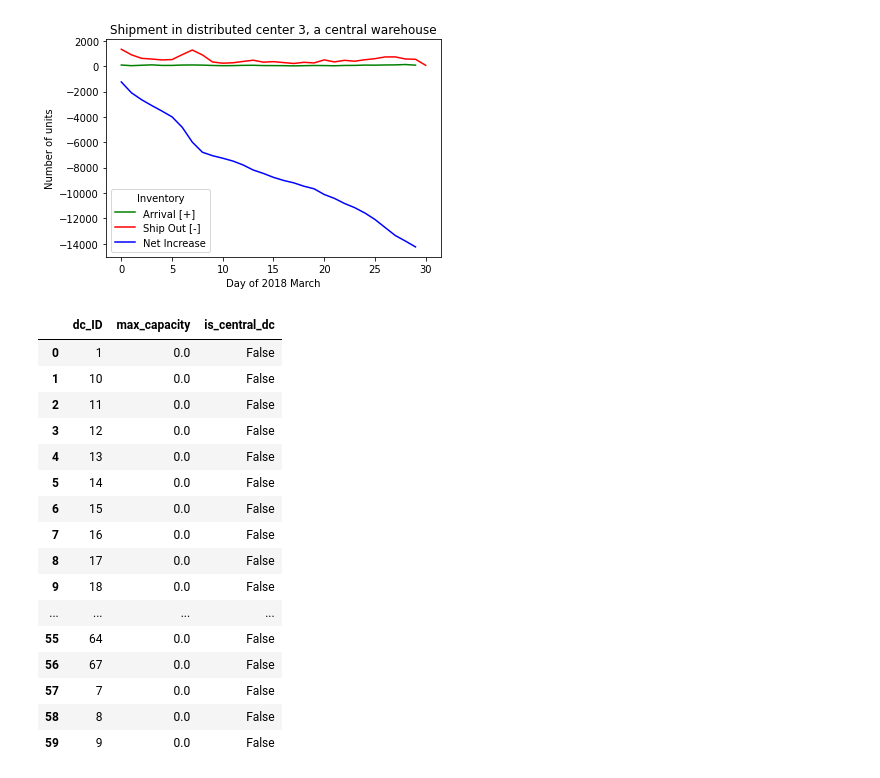
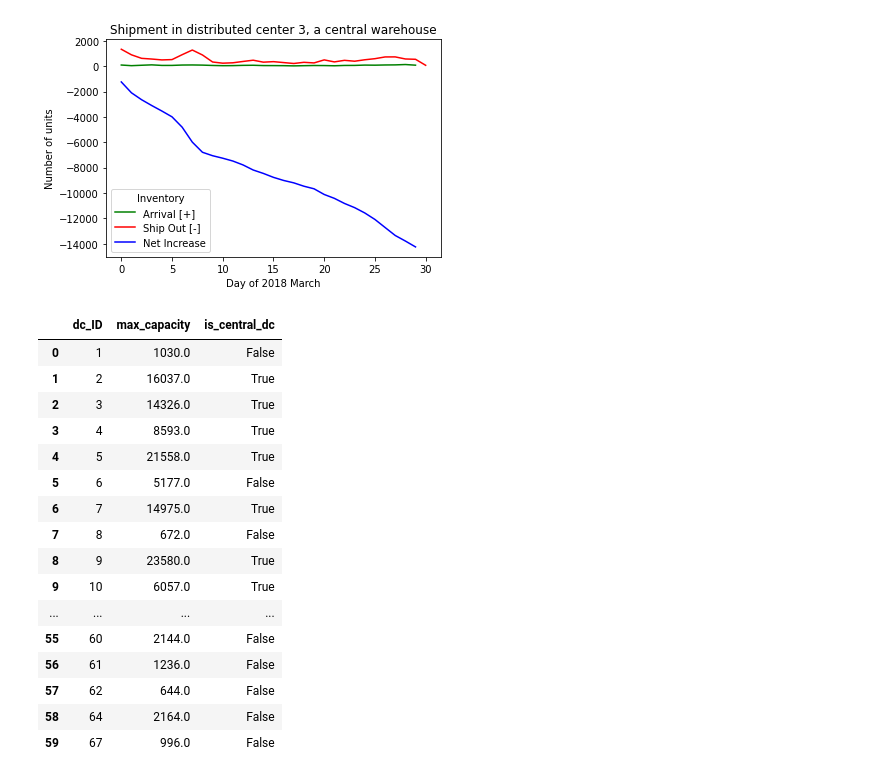
Before and after one commit to tianlei9581/DemandPredictionJD, a Jupyter notebook: warehouse_capacity_preprocessing.ipynb, the cells around one changed output. Drawn from its saved outputs; the diff is of its cells as text; code cells hidden in the pictures.

```diff
--- a/warehouse_capacity_preprocessing.ipynb
+++ b/warehouse_capacity_preprocessing.ipynb
@@ -175,7 +175,7 @@ max_capacity_dict = dict()
 
 # for dc in network['dc_ID']:
 for dc in orders['dc_des'].unique():
-  dc = str(dc)
+  dc = int(dc)
   capacity_dc_cum = np.zeros(32)
 
   # Initial Inventory
@@ -183,49 +183,49 @@ for dc in orders['dc_des'].unique():
   inventory_dc_day = inventory_dc.groupby('date').size()
   capacity_dc_cum[0] = 0 if inventory_dc_day.empty else int(inventory_dc_day['2018-03-01'])
   # print(capacity_dc_cum[0])
 
   # Accumulated inventory decrease and increase
   ship_out_dc = ship_out.loc[ship_out['dc_ori'] == dc]
   ship_out_dc_cum = ship_out_dc.set_index(['dc_ori', 'ship_out_day']).cumsum().reset_index()
   arrival_dc = arrival.loc[arrival['dc_des'] == dc]
   arrival_dc_cum = arrival_dc.set_index(['dc_des', 'arr_day']).cumsum().reset_index()
 
   for i in range(1, 32):
     arrival_tmp = arrival_dc_cum.loc[arrival_dc_cum['arr_day'] == i]['quantity']
     arrival_cnt = 0 if arrival_tmp.empty else int(arrival_tmp)
     # print(arrival_cnt)
     ship_out_tmp = ship_out_dc_cum.loc[ship_out_dc_cum['ship_out_day'] == i]['quantity']
     ship_out_cnt = 0 if ship_out_tmp.empty else int(ship_out_tmp)
     # print(ship_out_cnt)
     capacity_dc_cum[i] = capacity_dc_cum[0] + arrival_cnt - ship_out_cnt
     # print('day ' + str(i) + ': ' + str(capacity_dc_cum[i]))
 
   # Store info about dc_ID, maximum capacity (the difference between max inventory point and min inventory point), and if the dc is a central warehouse
   max_capacity_dict[dc] = [dc, capacity_dc_cum.max() - capacity_dc_cum.min(), dc in network['region_ID'].values]
 
 max_capacity_df = pd.DataFrame.from_dict(max_capacity_dict, orient='index', columns=['dc_ID', 'max_capacity', 'is_central_dc']).sort_values(by='dc_ID').reset_index(drop=True)
 max_capacity_df
 
 # with pd.option_context('display.max_rows', None, 'display.max_columns', None):
 #   display(max_capacity_df)
 # %% [output]
 |  | dc_ID | max_capacity | is_central_dc |
-| 0 | 1 | 0.0 | False |
-| 1 | 10 | 0.0 | False |
-| 2 | 11 | 0.0 | False |
-| 3 | 12 | 0.0 | False |
-| 4 | 13 | 0.0 | False |
-| 5 | 14 | 0.0 | False |
-| 6 | 15 | 0.0 | False |
-| 7 | 16 | 0.0 | False |
-| 8 | 17 | 0.0 | False |
-| 9 | 18 | 0.0 | False |
+| 0 | 1 | 1030.0 | False |
+| 1 | 2 | 16037.0 | True |
+| 2 | 3 | 14326.0 | True |
+| 3 | 4 | 8593.0 | True |
+| 4 | 5 | 21558.0 | True |
+| 5 | 6 | 5177.0 | False |
+| 6 | 7 | 14975.0 | True |
+| 7 | 8 | 672.0 | False |
+| 8 | 9 | 23580.0 | True |
+| 9 | 10 | 6057.0 | True |
 | ... | ... | ... | ... |
-| 55 | 64 | 0.0 | False |
-| 56 | 67 | 0.0 | False |
-| 57 | 7 | 0.0 | False |
-| 58 | 8 | 0.0 | False |
-| 59 | 9 | 0.0 | False |
+| 55 | 60 | 2144.0 | False |
+| 56 | 61 | 1236.0 | False |
+| 57 | 62 | 644.0 | False |
+| 58 | 64 | 2164.0 | False |
+| 59 | 67 | 996.0 | False |
 # %%
 import json
 with open('warehouse_capacity.json','w') as f:
```
Also changed, not shown: parts of 1 cell of this notebook, 2 other files.
